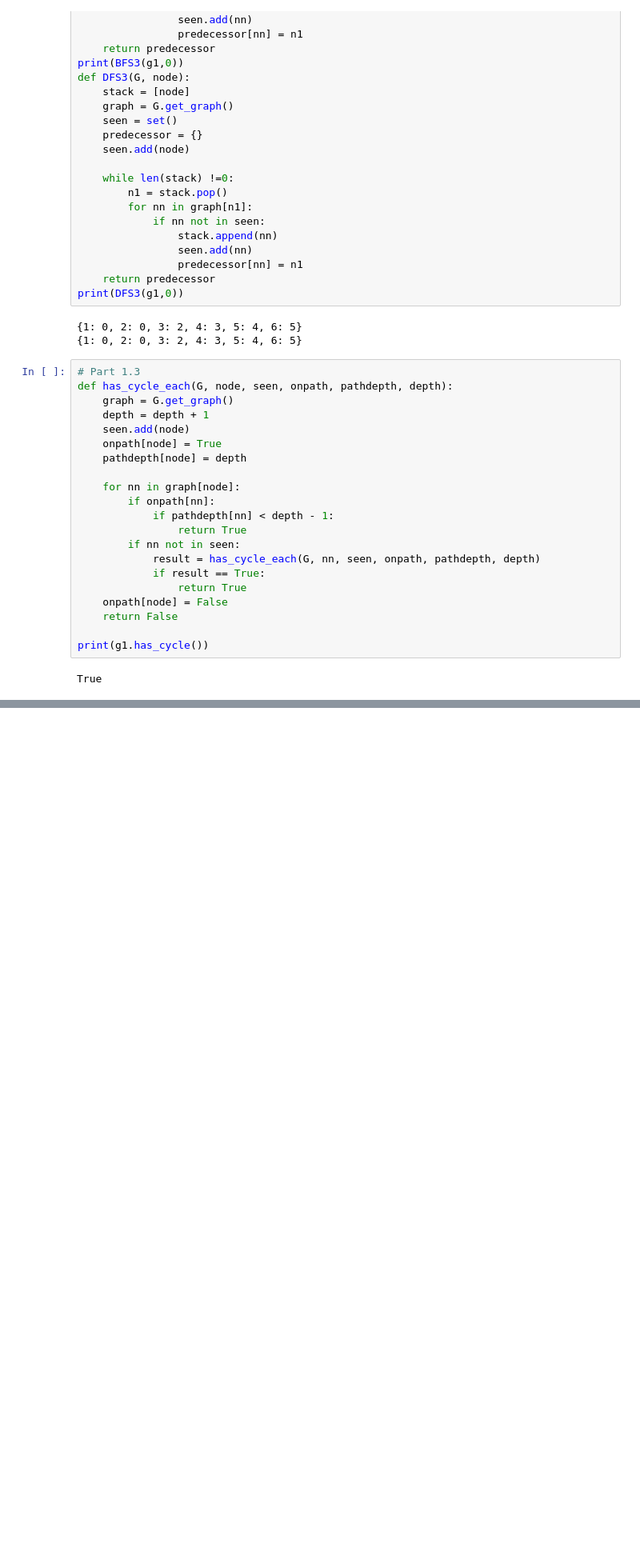
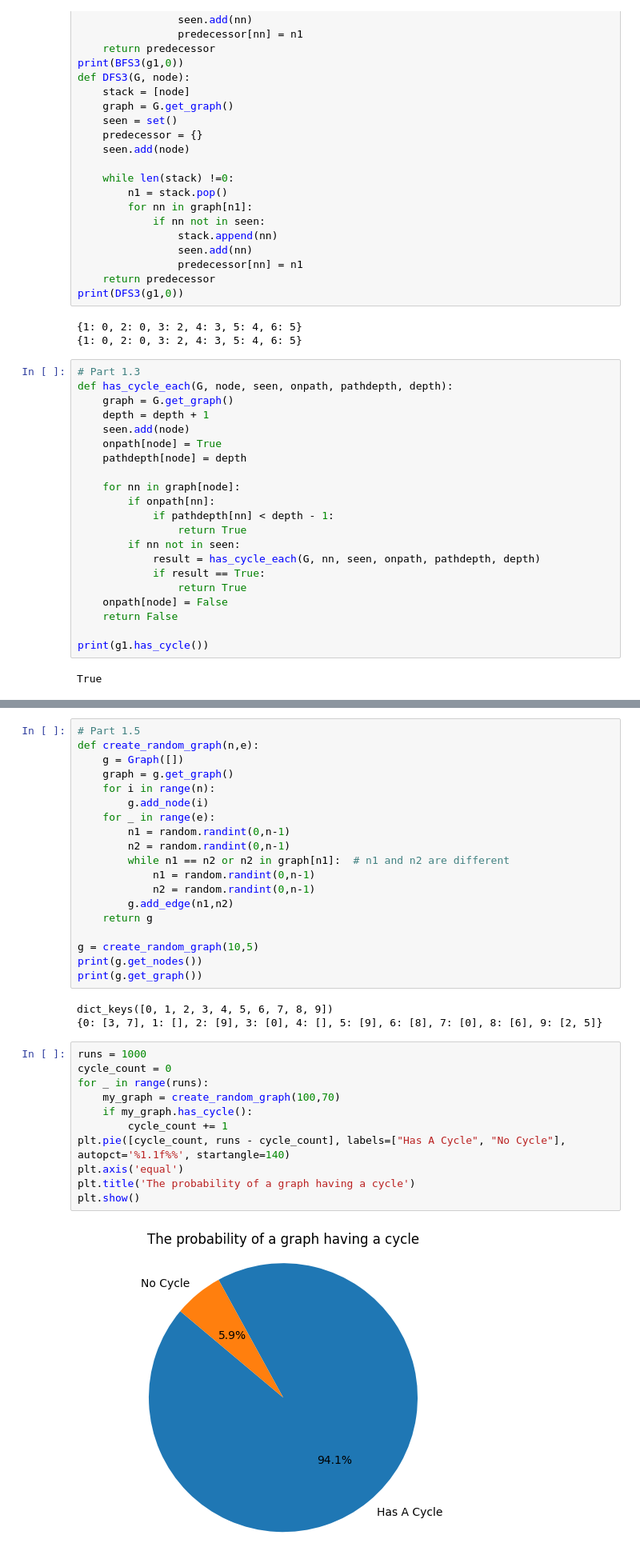
Before and after one commit to haaaarsh4/2XCE-Lab, a Jupyter notebook: Lab3.ipynb, the cells around one changed output, grey strips where cells are left out. Shown at 80% size. Saved outputs shown, nothing was run; the diff lists cells and outputs as text; blank space fills up the shorter version.

Commit message:
part 1 almost done

```diff
--- a/Lab3.ipynb
+++ b/Lab3.ipynb
@@ -179,0 +194,35 @@ False
+# %%
+# Part 1.5
+def create_random_graph(n,e):
+    g = Graph([])
+    graph = g.get_graph()
+    for i in range(n):
+        g.add_node(i)
+    for _ in range(e):
+        n1 = random.randint(0,n-1)
+        n2 = random.randint(0,n-1)
+        while n1 == n2 or n2 in graph[n1]:  # n1 and n2 are different
+            n1 = random.randint(0,n-1)
+            n2 = random.randint(0,n-1)
+        g.add_edge(n1,n2)
+    return g
+
+g = create_random_graph(10,5)
+print(g.get_nodes())
+print(g.get_graph())
+# %% [output]
+dict_keys([0, 1, 2, 3, 4, 5, 6, 7, 8, 9])
+{0: [3, 7], 1: [], 2: [9], 3: [0], 4: [], 5: [9], 6: [8], 7: [0], 8: [6], 9: [2, 5]}
+# %%
+runs = 1000
+cycle_count = 0
+for _ in range(runs):
+    my_graph = create_random_graph(100,70)
+    if my_graph.has_cycle():
+        cycle_count += 1
+plt.pie([cycle_count, runs - cycle_count], labels=["Has A Cycle", "No Cycle"], autopct='%1.1f%%', startangle=140)
+plt.axis('equal')
+plt.title('The probability of a graph having a cycle')
+plt.show()
+# %% [output]
+[figure, added]
```
Also changed, not shown: parts of 4 cells of this notebook.
